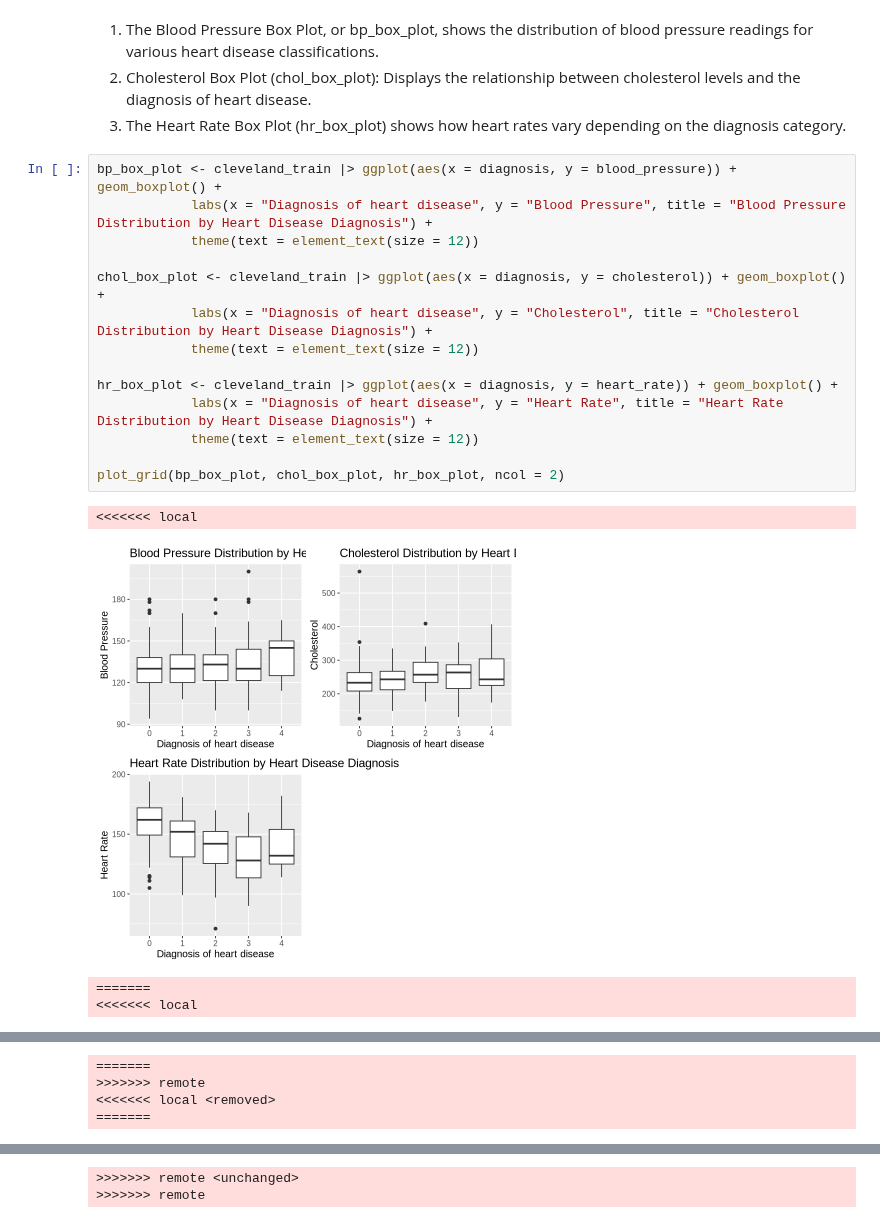
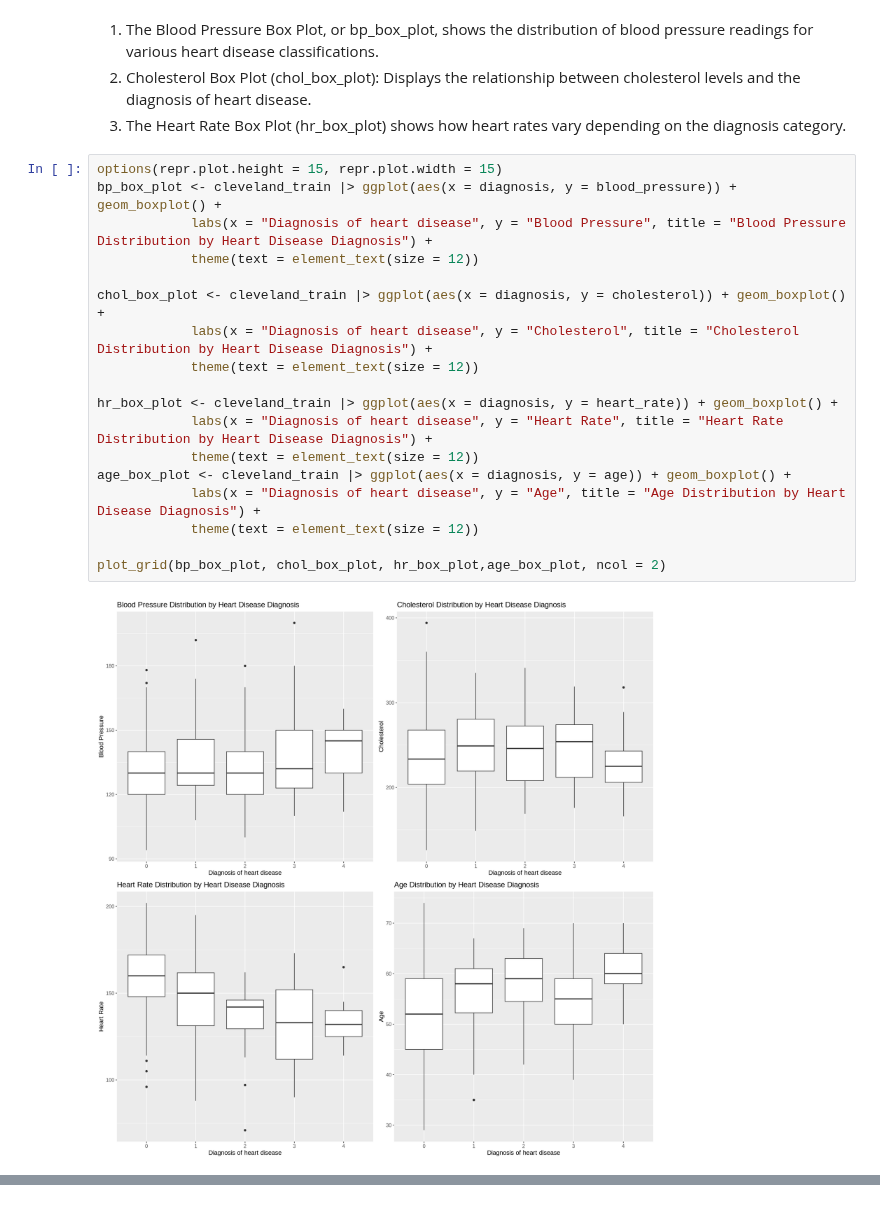
Before and after one commit to Git-Aarya/Heart-Disease-Predictor, a Jupyter notebook: project_proposal_analysis.ipynb, the cells around one changed output, grey strips where cells are left out. Cells and saved outputs as stored; diff of their text form.

Commit message:
Reworked box plot

```diff
--- a/project_proposal_analysis.ipynb
+++ b/project_proposal_analysis.ipynb
@@ -239,21 +228,22 @@ cp_ratio_plot
 2. Cholesterol Box Plot (chol_box_plot): Displays the relationship between cholesterol levels and the diagnosis of heart disease.
 3. The Heart Rate Box Plot (hr_box_plot) shows how heart rates vary depending on the diagnosis category.
 # %%
+options(repr.plot.height = 15, repr.plot.width = 15)
 bp_box_plot <- cleveland_train |> ggplot(aes(x = diagnosis, y = blood_pressure)) + geom_boxplot() +
             labs(x = "Diagnosis of heart disease", y = "Blood Pressure", title = "Blood Pressure Distribution by Heart Disease Diagnosis") +
             theme(text = element_text(size = 12))
 
 chol_box_plot <- cleveland_train |> ggplot(aes(x = diagnosis, y = cholesterol)) + geom_boxplot() +
             labs(x = "Diagnosis of heart disease", y = "Cholesterol", title = "Cholesterol Distribution by Heart Disease Diagnosis") +
             theme(text = element_text(size = 12))
 
 hr_box_plot <- cleveland_train |> ggplot(aes(x = diagnosis, y = heart_rate)) + geom_boxplot() +
             labs(x = "Diagnosis of heart disease", y = "Heart Rate", title = "Heart Rate Distribution by Heart Disease Diagnosis") +
             theme(text = element_text(size = 12))
+age_box_plot <- cleveland_train |> ggplot(aes(x = diagnosis, y = age)) + geom_boxplot() +
+            labs(x = "Diagnosis of heart disease", y = "Age", title = "Age Distribution by Heart Disease Diagnosis") +
+            theme(text = element_text(size = 12))
 
-plot_grid(bp_box_plot, chol_box_plot, hr_box_plot, ncol = 2)
+plot_grid(bp_box_plot, chol_box_plot, hr_box_plot,age_box_plot, ncol = 2)
 # %% [output]
-<<<<<<< local
-[figure, old version]
+[figure, new version]
-=======
-<<<<<<< local
@@ -261,4 +249,0 @@ plot_grid(bp_box_plot, chol_box_plot, hr_box_plot, ncol = 2)
-=======
->>>>>>> remote
-<<<<<<< local <removed>
-=======
@@ -266,2 +249,0 @@ plot_grid(bp_box_plot, chol_box_plot, hr_box_plot, ncol = 2)
->>>>>>> remote <unchanged>
->>>>>>> remote
```
Also changed, not shown: parts of 7 cells of this notebook.
